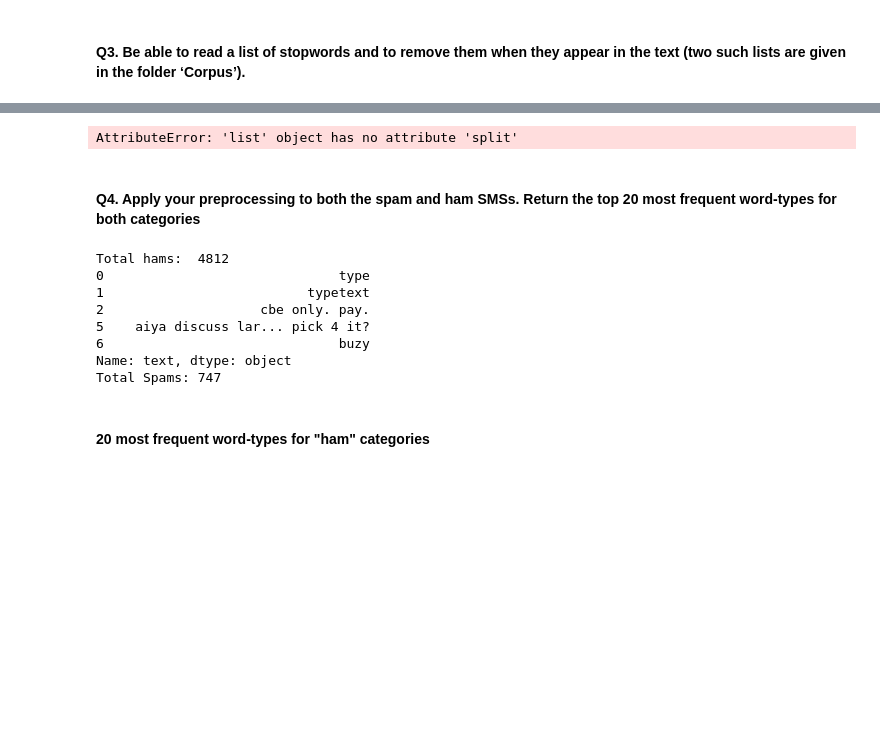
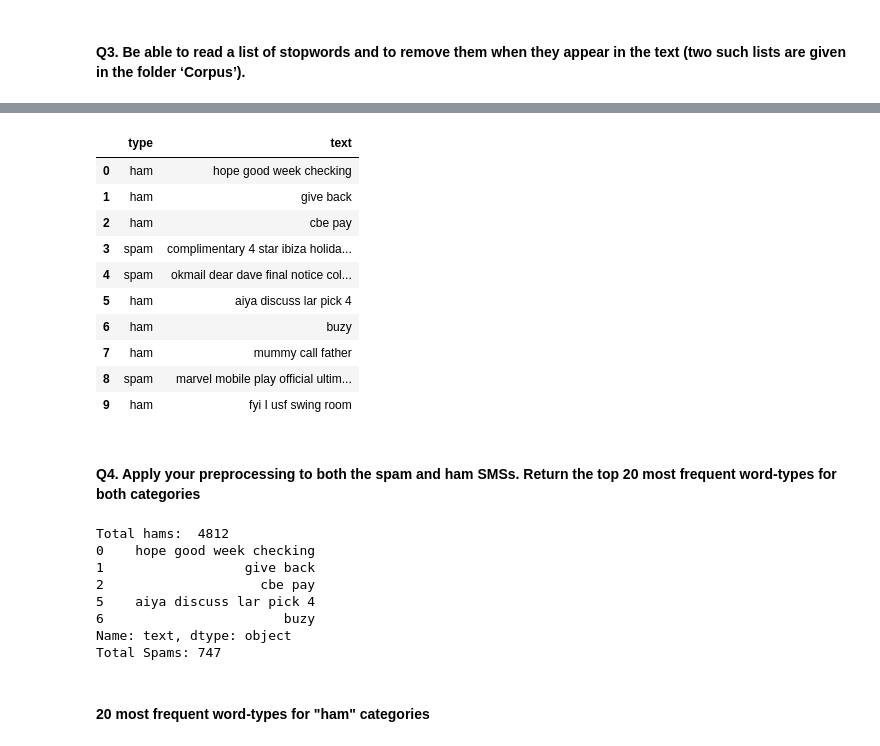
Before and after one commit to VedasriNakka/DH-Week1, a Jupyter notebook: week5/w5_DH_Vedasri.ipynb, the cells around one changed output, grey strips where cells are left out. Drawn from its saved outputs; the diff is of its cells as text; code cells hidden in the pictures; blank space fills up the shorter version.

```diff
--- a/week5/w5_DH_Vedasri.ipynb
+++ b/week5/w5_DH_Vedasri.ipynb
@@ -383,31 +419,40 @@ AttributeError: 'list' object has no attribute 'split'
 # %%
+
 stop_words_2 = np.loadtxt('corpus/StopwordSMART.txt', dtype='str')
-#print(stop_words_2)
+sms_remove_stop_words_2 = sms_remove_stop_words.copy()
 
-sms_text2 = sms_text1.copy()
+for index,sms in enumerate(sms_remove_stop_words['text']):
+    token_without_sw = [word for word in sms.split(" ") if not word in stop_words_2]
+    sms_remove_stop_words_2['text'][index] = (" ").join(token_without_sw)
 
-for index,sms in enumerate(sms_text2['text']):
-    token_without_sw = [word for word in sms.split(" ") if not word in stop_words_2]
-    sms = (" ").join(token_without_sw)
-    sms_text2['text'][index] = sms
-print(sms_text2.head(5))
+sms_remove_stop_words_2.head(10)
 # %% [output]
-AttributeError: 'list' object has no attribute 'split'
+|  | type | text |
+| 0 | ham | hope good week checking |
+| 1 | ham | give back |
+| 2 | ham | cbe pay |
+| 3 | spam | complimentary 4 star ibiza holida... |
+| 4 | spam | okmail dear dave final notice col... |
+| 5 | ham | aiya discuss lar pick 4 |
+| 6 | ham | buzy |
+| 7 | ham | mummy call father |
+| 8 | spam | marvel mobile play official ultim... |
+| 9 | ham | fyi I usf swing room |
 # %% [markdown]
 #### Q4. Apply your preprocessing to both the spam and ham SMSs. Return the top 20 most frequent word-types for both categories
 # %%
-ham_tokens = sms_text2.loc[sms_text2['type'] == 'ham']
+ham_tokens = sms_remove_stop_words_2.loc[sms_remove_stop_words_2['type'] == 'ham']
 print("Total hams: ",len(ham_tokens))
 print(ham_tokens['text'].head(5))
-spam_tokens = sms_text2.loc[sms_text2['type'] == 'spam']
+spam_tokens = sms_remove_stop_words_2.loc[sms_remove_stop_words_2['type'] == 'spam']
 print("Total Spams:",len(spam_tokens))
 # %% [output]
 Total hams:  4812
-0                              type
-1                          typetext
-2                    cbe only. pay.
-5    aiya discuss lar... pick 4 it?
-6                              buzy
+0    hope good week checking
+1                  give back
+2                    cbe pay
+5    aiya discuss lar pick 4
+6                       buzy
 Name: text, dtype: object
 Total Spams: 747
 # %% [markdown]
```
Also changed, not shown: parts of 6 cells of this notebook.
